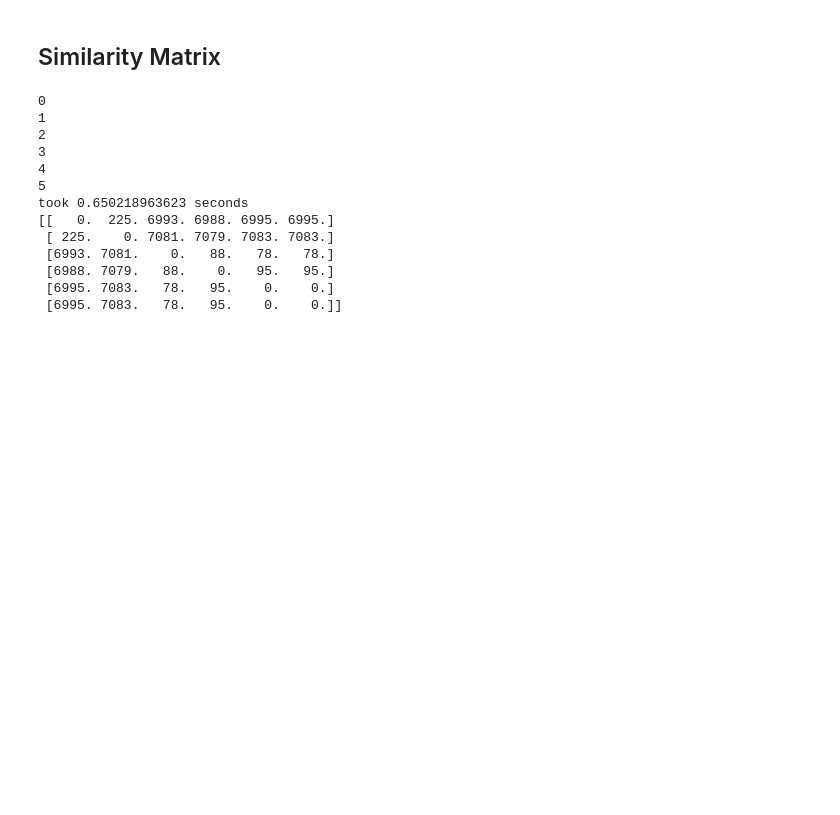
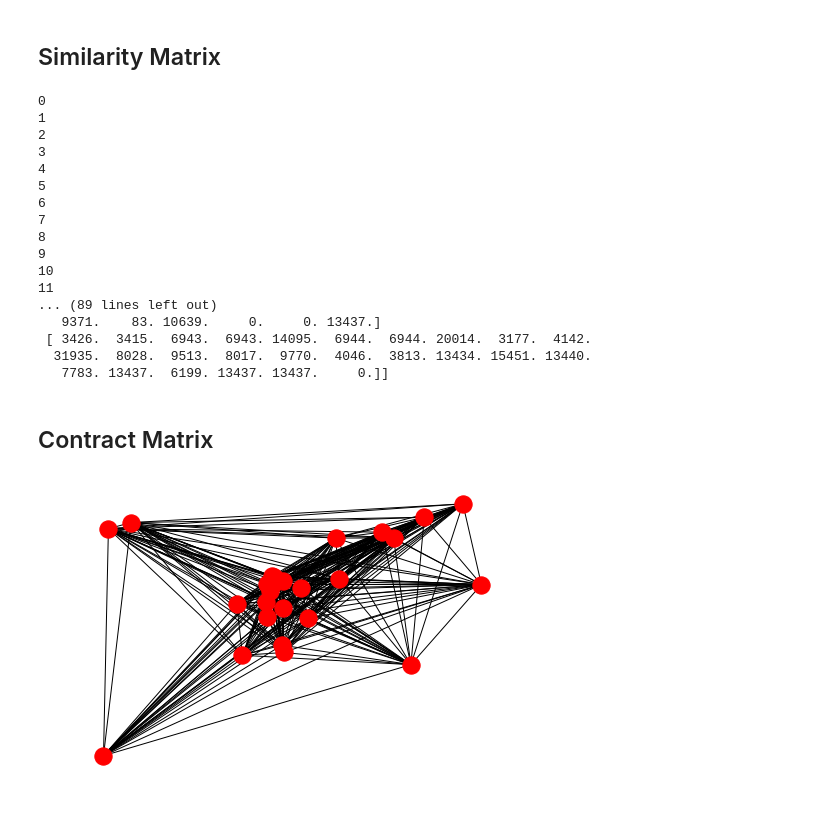
Before and after one commit to eamonpenland/block, a Jupyter notebook: Compiled_Steps_1.ipynb, the cells around one changed output. Drawn from its saved outputs; the diff is of its cells as text; code cells hidden in the pictures; blank space fills up the shorter version.

```diff
--- a/Compiled_Steps_1.ipynb
+++ b/Compiled_Steps_1.ipynb
@@ -111,7 +157,7 @@ def distance_matrix(str_list):
     return dist_matrix
 
 
-str_list = [a,b,c,d,f,g]
+str_list = [a,b,c,d,e,f,g,h,i,j,k,l,m,n,o,p,q,r,s,t,u,v,w,x,y,z]
 
 str2 = distance_matrix(str_list)
 
@@ -123,10 +169,14 @@ print str2
 3
 4
 5
-took 0.650218963623 seconds
-[[   0.  225. 6993. 6988. 6995. 6995.]
- [ 225.    0. 7081. 7079. 7083. 7083.]
- [6993. 7081.    0.   88.   78.   78.]
- [6988. 7079.   88.    0.   95.   95.]
- [6995. 7083.   78.   95.    0.    0.]
- [6995. 7083.   78.   95.    0.    0.]]
+6
+7
+8
+9
+10
+11
+... (89 lines left out)
+   9371.    83. 10639.     0.     0. 13437.]
+ [ 3426.  3415.  6943.  6943. 14095.  6944.  6944. 20014.  3177.  4142.
+  31935.  8028.  9513.  8017.  9770.  4046.  3813. 13434. 15451. 13440.
+   7783. 13437.  6199. 13437. 13437.     0.]]
@@ -143,0 +183,8 @@ W1 = affinityMatrix(str1, K, alpha)
+# %% [markdown]
+## Contract Matrix
+# %%
+import networkx as nx
+G = G=nx.from_numpy_matrix(str2)
+nx.draw(G)
+# %% [output]
+[figure, added]
```
Also changed, not shown: parts of 12 cells of this notebook.
